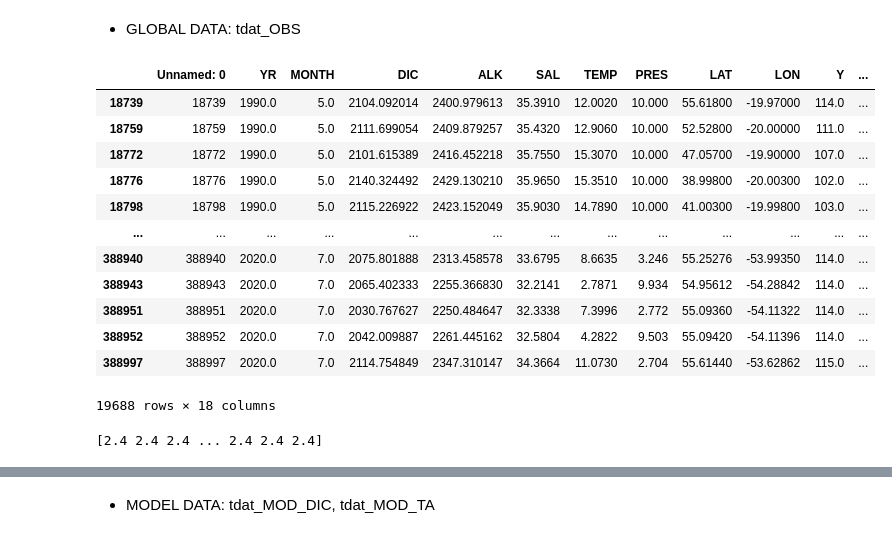
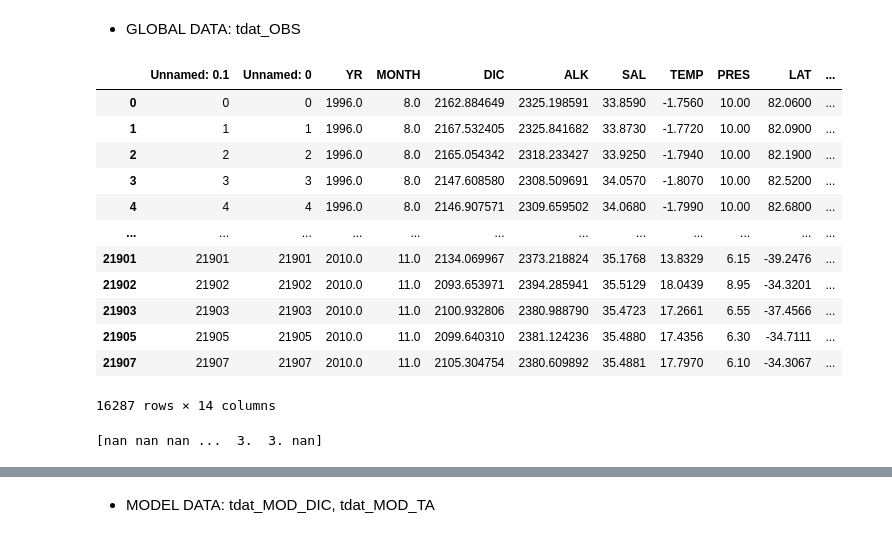
Before and after one commit to biu23/Model_Evaluation, a Jupyter notebook: single_model_obs/model_evaluation.ipynb, the cells around one changed output, grey strips where cells are left out. Saved outputs shown, nothing was run; the diff lists cells and outputs as text; code cells hidden in the pictures.

```diff
--- a/single_model_obs/model_evaluation.ipynb
+++ b/single_model_obs/model_evaluation.ipynb
@@ -103,8 +103,8 @@ for i, reg in enumerate(regs):
 # %% [markdown]
 - directory path, prepare for saving plots & data
 # %%
-yrst = 1990
-yrend = 2020
+yrst = 1991
+yrend = 2021
 modlist = 'TOM12_TJ_GEA0'
 # %%
 import os
@@ -129,26 +129,26 @@ create_directory(directory_path)
 # %% [markdown]
 - GLOBAL DATA: tdat_OBS
 # %%
-df = pd.read_csv('/gpfs/home/mep22dku/scratch/SOZONE/evalOutput/datasets/GLODAPv2.2022_GLOBAL_valid_DICTA_umolL_STITCHED.csv')
+df = pd.read_csv('/gpfs/home/mep22dku/scratch/SOZONE/MaiInternship/GLODAPv2.2022_GLOBE_valid_DICTA_umolL_surface_XY.csv')
 
 df = df[(df.YR >= yrst) & (df.YR <= yrend)]
 df = df[df.PRES <= 10]  #surface
 
 df
 # %% [output]
-|  | Unnamed: 0 | YR | MONTH | DIC | ALK | SAL | TEMP | PRES | LAT | LON | Y | ... |
-| 18739 | 18739 | 1990.0 | 5.0 | 2104.092014 | 2400.979613 | 35.3910 | 12.0020 | 10.000 | 55.61800 | -19.97000 | 114.0 | ... |
-| 18759 | 18759 | 1990.0 | 5.0 | 2111.699054 | 2409.879257 | 35.4320 | 12.9060 | 10.000 | 52.52800 | -20.00000 | 111.0 | ... |
-| 18772 | 18772 | 1990.0 | 5.0 | 2101.615389 | 2416.452218 | 35.7550 | 15.3070 | 10.000 | 47.05700 | -19.90000 | 107.0 | ... |
-| 18776 | 18776 | 1990.0 | 5.0 | 2140.324492 | 2429.130210 | 35.9650 | 15.3510 | 10.000 | 38.99800 | -20.00300 | 102.0 | ... |
-| 18798 | 18798 | 1990.0 | 5.0 | 2115.226922 | 2423.152049 | 35.9030 | 14.7890 | 10.000 | 41.00300 | -19.99800 | 103.0 | ... |
-| ... | ... | ... | ... | ... | ... | ... | ... | ... | ... | ... | ... | ... |
-| 388940 | 388940 | 2020.0 | 7.0 | 2075.801888 | 2313.458578 | 33.6795 | 8.6635 | 3.246 | 55.25276 | -53.99350 | 114.0 | ... |
-| 388943 | 388943 | 2020.0 | 7.0 | 2065.402333 | 2255.366830 | 32.2141 | 2.7871 | 9.934 | 54.95612 | -54.28842 | 114.0 | ... |
-| 388951 | 388951 | 2020.0 | 7.0 | 2030.767627 | 2250.484647 | 32.3338 | 7.3996 | 2.772 | 55.09360 | -54.11322 | 114.0 | ... |
-| 388952 | 388952 | 2020.0 | 7.0 | 2042.009887 | 2261.445162 | 32.5804 | 4.2822 | 9.503 | 55.09420 | -54.11396 | 114.0 | ... |
-| 388997 | 388997 | 2020.0 | 7.0 | 2114.754849 | 2347.310147 | 34.3664 | 11.0730 | 2.704 | 55.61440 | -53.62862 | 115.0 | ... |
+|  | Unnamed: 0.1 | Unnamed: 0 | YR | MONTH | DIC | ALK | SAL | TEMP | PRES | LAT | ... |
+| 0 | 0 | 0 | 1996.0 | 8.0 | 2162.884649 | 2325.198591 | 33.8590 | -1.7560 | 10.00 | 82.0600 | ... |
+| 1 | 1 | 1 | 1996.0 | 8.0 | 2167.532405 | 2325.841682 | 33.8730 | -1.7720 | 10.00 | 82.0900 | ... |
+| 2 | 2 | 2 | 1996.0 | 8.0 | 2165.054342 | 2318.233427 | 33.9250 | -1.7940 | 10.00 | 82.1900 | ... |
+| 3 | 3 | 3 | 1996.0 | 8.0 | 2147.608580 | 2308.509691 | 34.0570 | -1.8070 | 10.00 | 82.5200 | ... |
+| 4 | 4 | 4 | 1996.0 | 8.0 | 2146.907571 | 2309.659502 | 34.0680 | -1.7990 | 10.00 | 82.6800 | ... |
+| ... | ... | ... | ... | ... | ... | ... | ... | ... | ... | ... | ... |
+| 21901 | 21901 | 21901 | 2010.0 | 11.0 | 2134.069967 | 2373.218824 | 35.1768 | 13.8329 | 6.15 | -39.2476 | ... |
+| 21902 | 21902 | 21902 | 2010.0 | 11.0 | 2093.653971 | 2394.285941 | 35.5129 | 18.0439 | 8.95 | -34.3201 | ... |
+| 21903 | 21903 | 21903 | 2010.0 | 11.0 | 2100.932806 | 2380.988790 | 35.4723 | 17.2661 | 6.55 | -37.4566 | ... |
+| 21905 | 21905 | 21905 | 2010.0 | 11.0 | 2099.640310 | 2381.124236 | 35.4880 | 17.4356 | 6.30 | -34.7111 | ... |
+| 21907 | 21907 | 21907 | 2010.0 | 11.0 | 2105.304754 | 2380.609892 | 35.4881 | 17.7970 | 6.10 | -34.3067 | ... |
-19688 rows × 18 columns
+16287 rows × 14 columns
 # %%
 
 tDIC = np.array(df['DIC'][:])
@@ -156,8 +156,8 @@ tALK = np.array(df['ALK'][:])
 
 tYEAR = np.array(df['YR'])
 tMONTH = np.array(df['MONTH'])
-tY = np.array(df['Y'])
-tX = np.array(df['X'])
+tY = np.array(df['tY'])
+tX = np.array(df['tX'])
 
 tREG_new = np.array(tX)
 
@@ -170,7 +170,7 @@ for j in range(len(tY)):
 print(tREG_new)
 # len(tREG_new)
 # %% [output]
-[2.4 2.4 2.4 ... 2.4 2.4 2.4]
+[nan nan nan ...  3.  3. nan]
 # %%
 # for model match
 t0 = np.zeros_like(tDIC)
```
Also changed, not shown: parts of 18 cells of this notebook, 1 other file.
